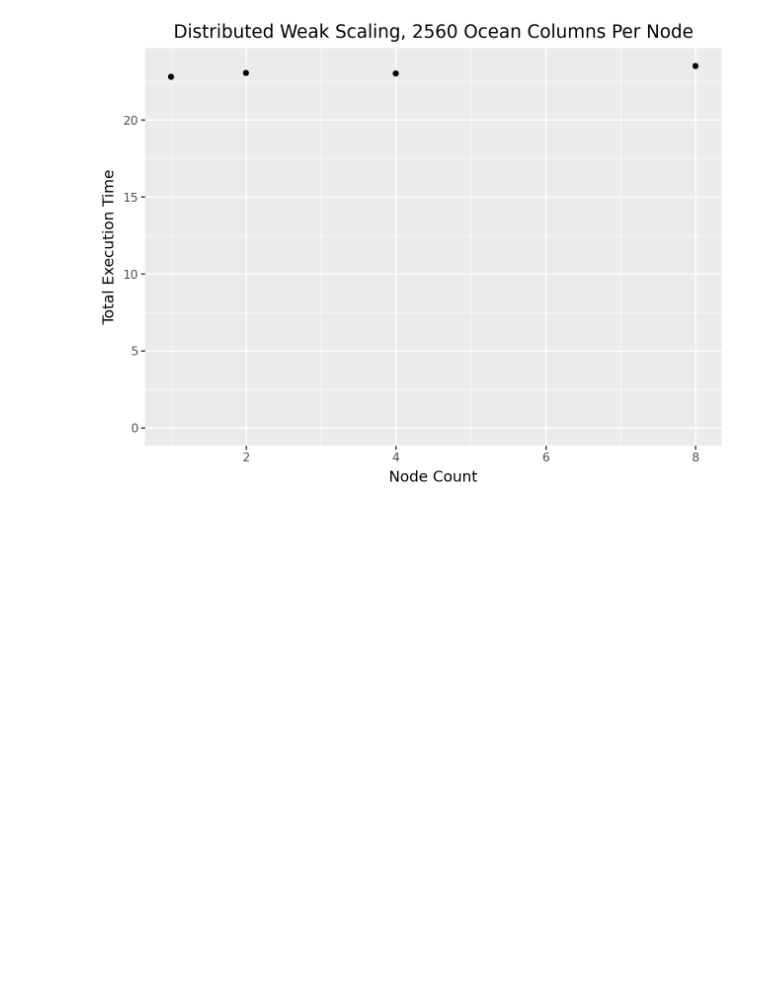
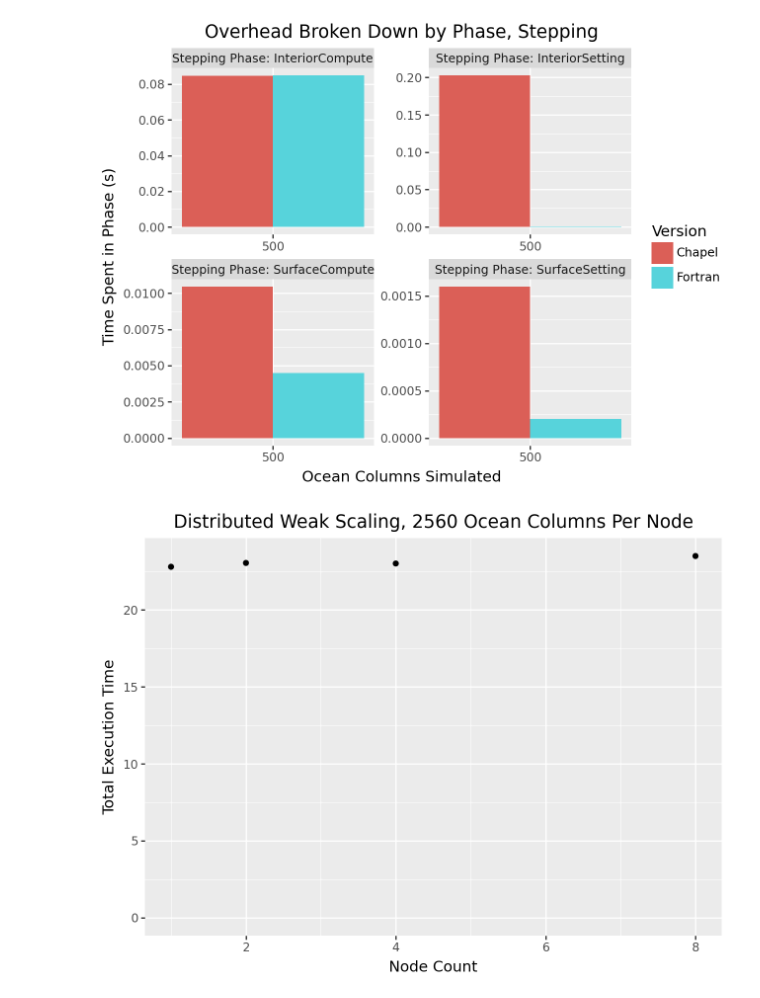
Before and after one commit to brandon-neth/MarblChapel, a Jupyter notebook: performance/analyze-and-plot.ipynb, the cells around one changed output. Saved outputs shown, nothing was run; the diff lists cells and outputs as text; code cells hidden in the pictures; blank space fills up the shorter version.

```diff
--- a/performance/analyze-and-plot.ipynb
+++ b/performance/analyze-and-plot.ipynb
@@ -67,0 +95,16 @@ p
+# %%
+# Same for stepping
+melted = pd.melt(
+    data,
+    id_vars=['Version', 'NumRuns', 'OceanColumns'],
+    value_vars=stepping_columns,
+    var_name='Stepping Phase',
+    value_name='Time'
+)
+melted
+melted = melted[melted['NumRuns'] == 100]
+p = ggplot(melted, aes(x='factor(OceanColumns)', y='Time', fill='Version')) + geom_bar(stat='identity',position='dodge') + facet_wrap('Stepping Phase' ,labeller='label_both')
+p = p + labs(x='Ocean Columns Simulated', y='Time Spent in Phase (s)', title='Overhead Broken Down by Phase, Stepping')
+p
+# %% [output]
+[figure, added]
```
Also changed, not shown: parts of 6 cells of this notebook, 5 other files.
